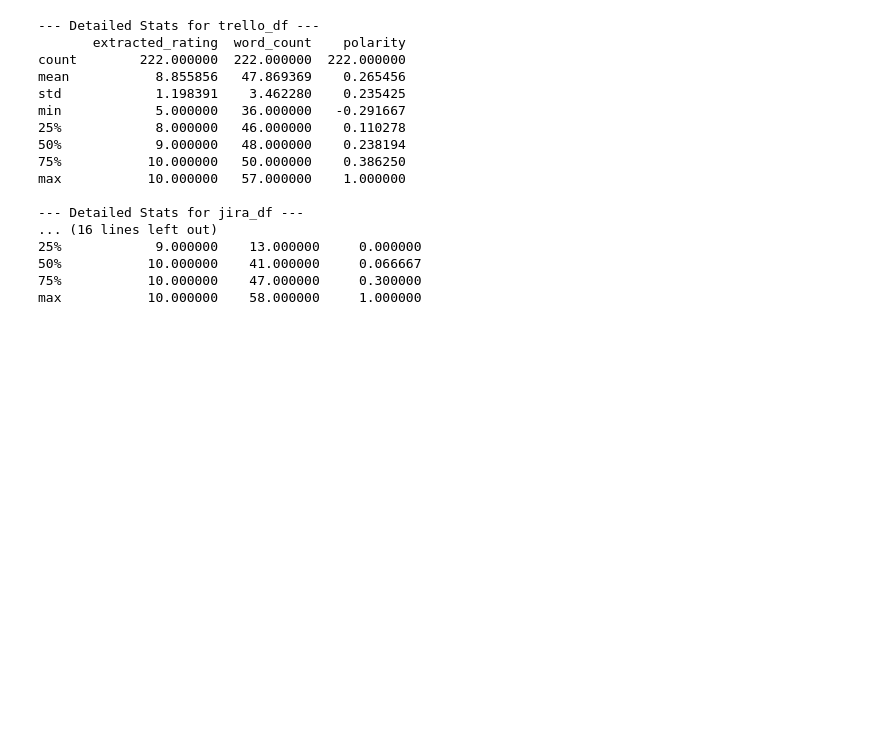
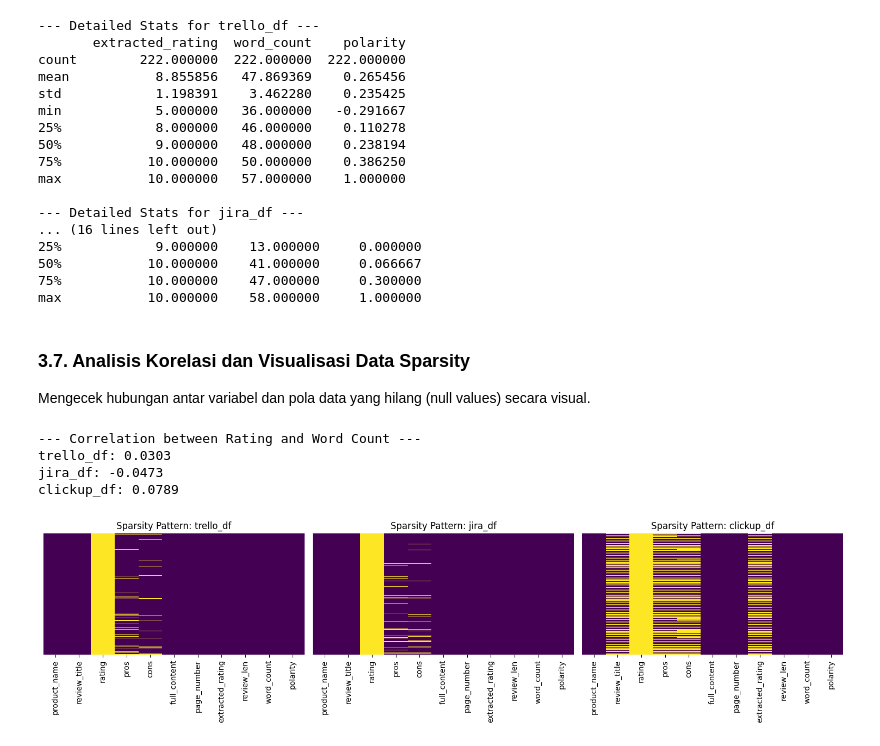
Before and after one commit to LatiefDataVisionary/pm-tools-absa-analysis, a Jupyter notebook: notebook/EDA_Clean_TrustRadius.ipynb, the cells around one changed output. Saved outputs shown, nothing was run; the diff lists cells and outputs as text; code cells hidden in the pictures; blank space fills up the shorter version.

```diff
--- a/notebook/EDA_Clean_TrustRadius.ipynb
+++ b/notebook/EDA_Clean_TrustRadius.ipynb
@@ -423,3 +427,30 @@ max           10.000000   57.000000    1.000000
 50%           10.000000    41.000000     0.066667
 75%           10.000000    47.000000     0.300000
 max           10.000000    58.000000     1.000000
+# %% [markdown]
+### **3.7. Analisis Korelasi dan Visualisasi Data Sparsity**
+Mengecek hubungan antar variabel dan pola data yang hilang (null values) secara visual.
+# %%
+import matplotlib.pyplot as plt
+import seaborn as sns
+
+# 1. Correlation Analysis
+print("--- Correlation between Rating and Word Count ---")
+for name, df in dataframes.items():
+    corr = df[['extracted_rating', 'word_count']].corr().iloc[0,1]
+    print(f"{name}: {corr.round(4)}")
+
+# 2. Visualizing Missing Data Patterns
+plt.figure(figsize=(15, 4))
+for i, (name, df) in enumerate(dataframes.items()):
+    plt.subplot(1, 3, i+1)
+    sns.heatmap(df.isnull(), yticklabels=False, cbar=False, cmap='viridis')
+    plt.title(f'Sparsity Pattern: {name}')
+plt.tight_layout()
+plt.show()
+# %% [output]
+--- Correlation between Rating and Word Count ---
+trello_df: 0.0303
+jira_df: -0.0473
+clickup_df: 0.0789
+[figure, added]
```
Also changed, not shown: parts of 25 cells of this notebook.
